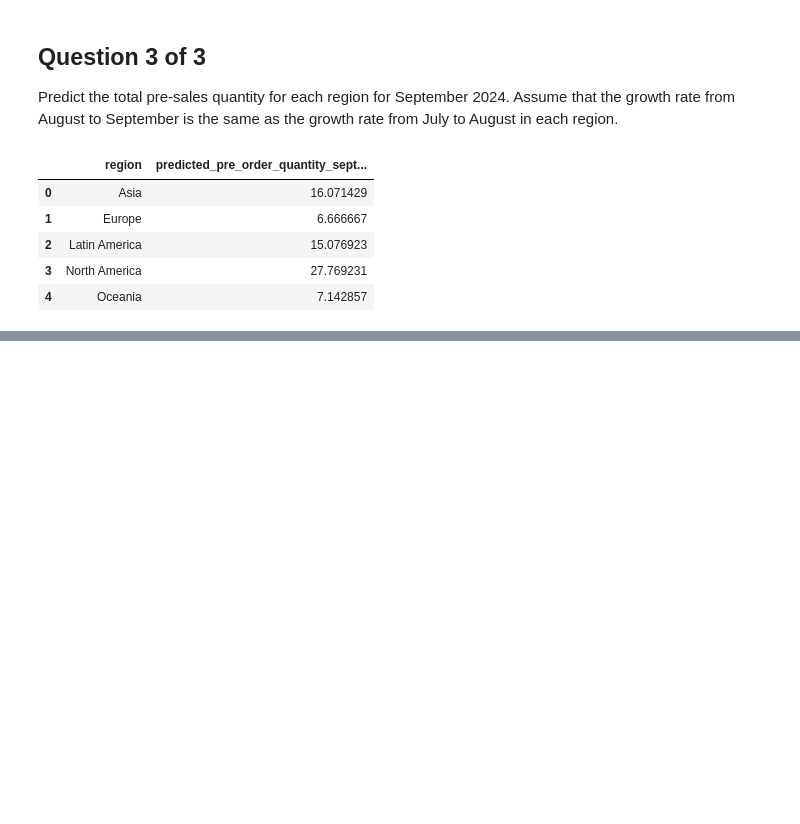
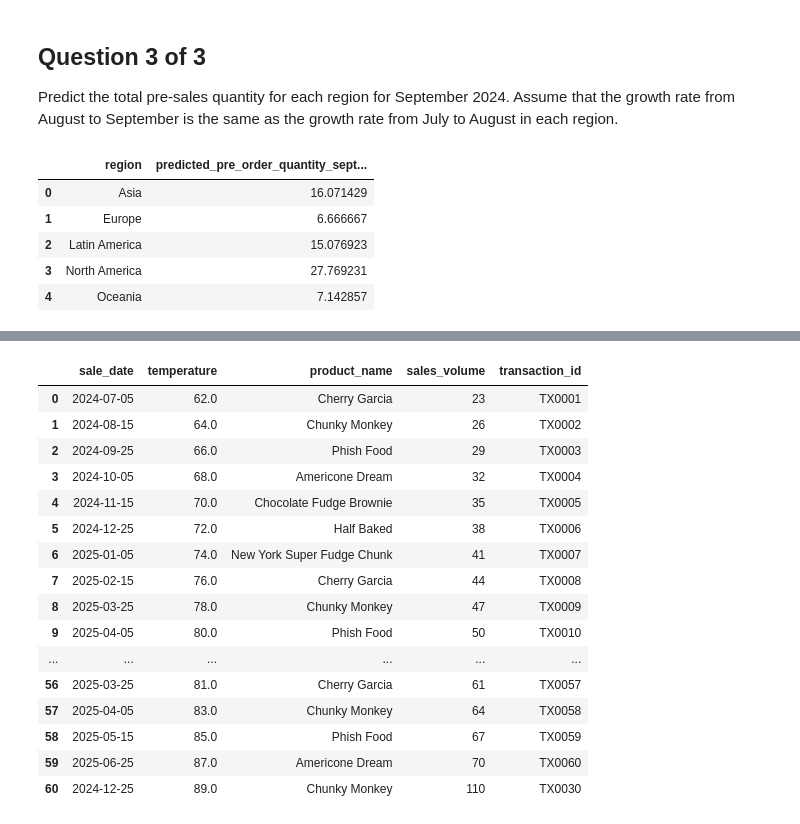
Before and after one commit to Haris-09/Python-Summer-Party-Challenge, a Jupyter notebook: Python_Summer_Party.ipynb, the cells around one changed output, grey strips where cells are left out. Cells and saved outputs as stored; diff of their text form; code cells hidden in the pictures; blank space fills up the shorter version.

Commit message:
Created an ice cream sales dataset

```diff
--- a/Python_Summer_Party.ipynb
+++ b/Python_Summer_Party.ipynb
@@ -653,0 +742,21 @@ display(september_prediction[['region', 'predicted_pre_order_quantity_september'
+# %%
+pd.options.display.max_rows = None
+display(ice_cream_sales_data)
+# %% [output]
+|  | sale_date | temperature | product_name | sales_volume | transaction_id |
+| 0 | 2024-07-05 | 62.0 | Cherry Garcia | 23 | TX0001 |
+| 1 | 2024-08-15 | 64.0 | Chunky Monkey | 26 | TX0002 |
+| 2 | 2024-09-25 | 66.0 | Phish Food | 29 | TX0003 |
+| 3 | 2024-10-05 | 68.0 | Americone Dream | 32 | TX0004 |
+| 4 | 2024-11-15 | 70.0 | Chocolate Fudge Brownie | 35 | TX0005 |
+| 5 | 2024-12-25 | 72.0 | Half Baked | 38 | TX0006 |
+| 6 | 2025-01-05 | 74.0 | New York Super Fudge Chunk | 41 | TX0007 |
+| 7 | 2025-02-15 | 76.0 | Cherry Garcia | 44 | TX0008 |
+| 8 | 2025-03-25 | 78.0 | Chunky Monkey | 47 | TX0009 |
+| 9 | 2025-04-05 | 80.0 | Phish Food | 50 | TX0010 |
+| ... | ... | ... | ... | ... | ... |
+| 56 | 2025-03-25 | 81.0 | Cherry Garcia | 61 | TX0057 |
+| 57 | 2025-04-05 | 83.0 | Chunky Monkey | 64 | TX0058 |
+| 58 | 2025-05-15 | 85.0 | Phish Food | 67 | TX0059 |
+| 59 | 2025-06-25 | 87.0 | Americone Dream | 70 | TX0060 |
+| 60 | 2024-12-25 | 89.0 | Chunky Monkey | 110 | TX0030 |
```
Also changed, not shown: parts of 3 cells of this notebook.
